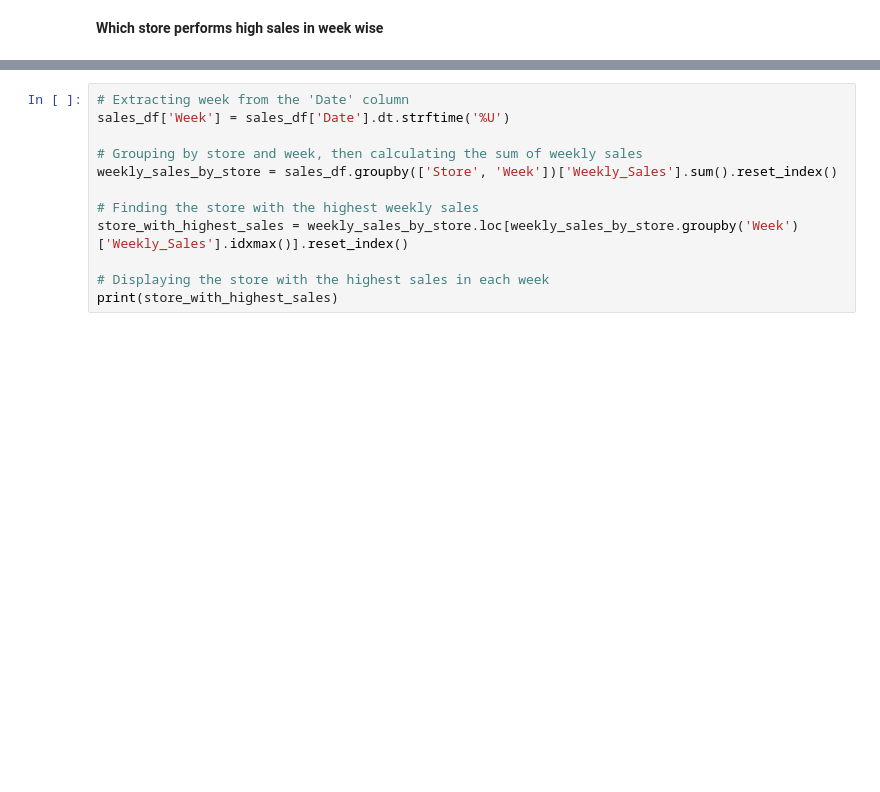
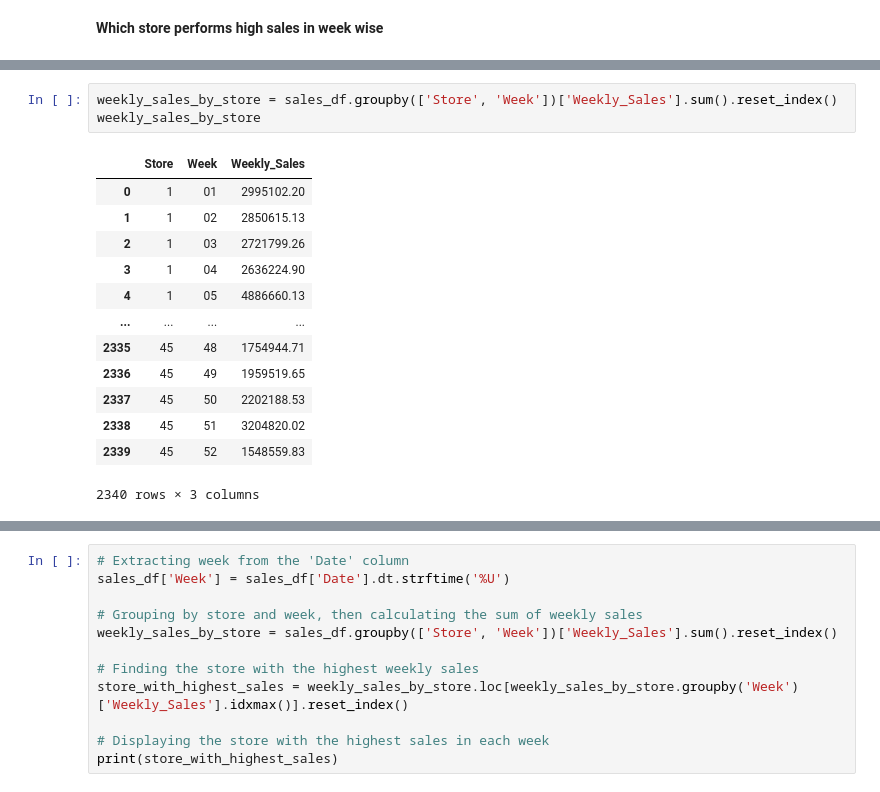
Before and after one commit to GDharan10/Analysis1_RetailSalsesForecast, a Jupyter notebook: RetailSalsesForecast.ipynb, the cells around one changed output, grey strips where cells are left out. Saved outputs shown, nothing was run; the diff lists cells and outputs as text; blank space fills up the shorter version.

```diff
--- a/RetailSalsesForecast.ipynb
+++ b/RetailSalsesForecast.ipynb
@@ -153,0 +190,17 @@ dtype: int64
+# %%
+weekly_sales_by_store = sales_df.groupby(['Store', 'Week'])['Weekly_Sales'].sum().reset_index()
+weekly_sales_by_store
+# %% [output]
+|  | Store | Week | Weekly_Sales |
+| 0 | 1 | 01 | 2995102.20 |
+| 1 | 1 | 02 | 2850615.13 |
+| 2 | 1 | 03 | 2721799.26 |
+| 3 | 1 | 04 | 2636224.90 |
+| 4 | 1 | 05 | 4886660.13 |
+| ... | ... | ... | ... |
+| 2335 | 45 | 48 | 1754944.71 |
+| 2336 | 45 | 49 | 1959519.65 |
+| 2337 | 45 | 50 | 2202188.53 |
+| 2338 | 45 | 51 | 3204820.02 |
+| 2339 | 45 | 52 | 1548559.83 |
+2340 rows × 3 columns
```
Also changed, not shown: parts of 6 cells of this notebook.
